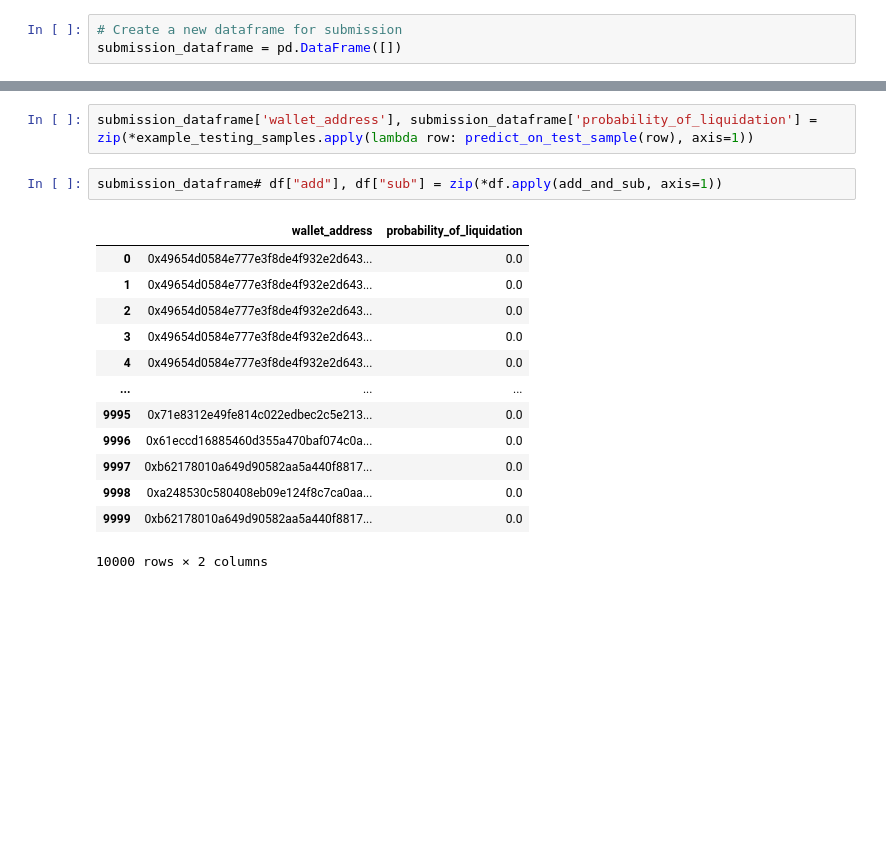
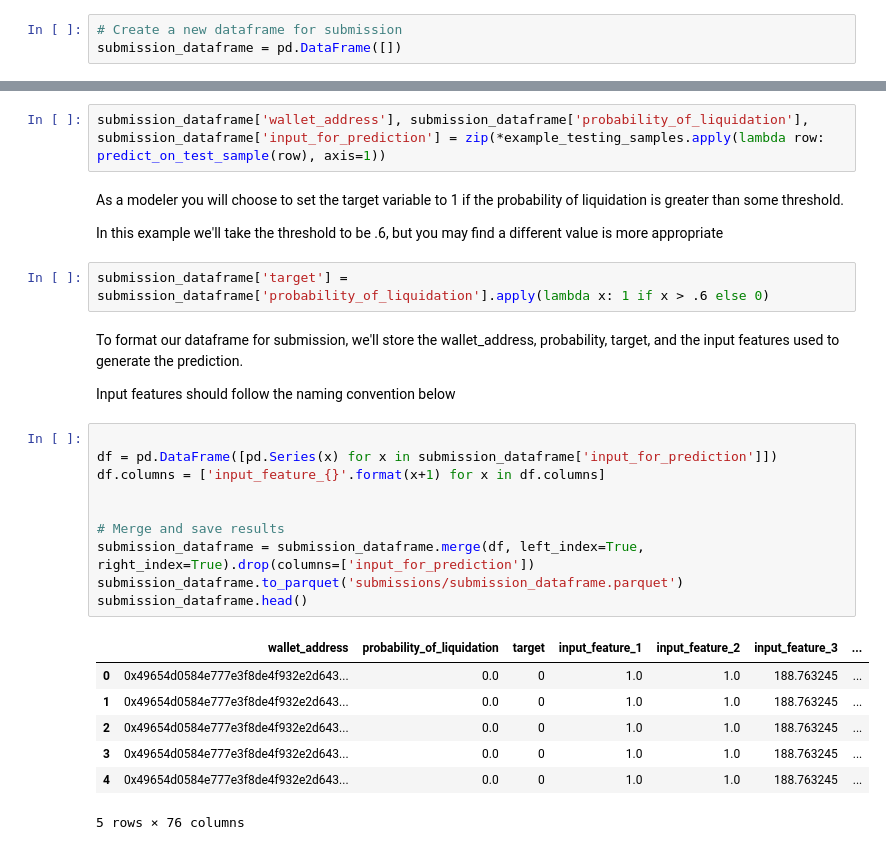
Before and after one commit to Spectral-Finance/challenge-1-modeler-starter-kit, a Jupyter notebook: train_example_model.ipynb, the cells around one changed output, grey strips where cells are left out. Drawn from its saved outputs; the diff is of its cells as text; blank space fills up the shorter version.

Commit message:
wip: format submission dataframe

```diff
--- a/train_example_model.ipynb
+++ b/train_example_model.ipynb
@@ -662,18 +662,30 @@ def predict_on_test_sample(row):
 # %%
-submission_dataframe['wallet_address'], submission_dataframe['probability_of_liquidation'] = zip(*example_testing_samples.apply(lambda row: predict_on_test_sample(row), axis=1))
+submission_dataframe['wallet_address'], submission_dataframe['probability_of_liquidation'], submission_dataframe['input_for_prediction'] = zip(*example_testing_samples.apply(lambda row: predict_on_test_sample(row), axis=1))
-# %%
-submission_dataframe# df["add"], df["sub"] = zip(*df.apply(add_and_sub, axis=1))
-# %% [output]
-|  | wallet_address | probability_of_liquidation |
-| 0 | 0x49654d0584e777e3f8de4f932e2d643... | 0.0 |
-| 1 | 0x49654d0584e777e3f8de4f932e2d643... | 0.0 |
-| 2 | 0x49654d0584e777e3f8de4f932e2d643... | 0.0 |
-| 3 | 0x49654d0584e777e3f8de4f932e2d643... | 0.0 |
-| 4 | 0x49654d0584e777e3f8de4f932e2d643... | 0.0 |
-| ... | ... | ... |
-| 9995 | 0x71e8312e49fe814c022edbec2c5e213... | 0.0 |
-| 9996 | 0x61eccd16885460d355a470baf074c0a... | 0.0 |
-| 9997 | 0xb62178010a649d90582aa5a440f8817... | 0.0 |
-| 9998 | 0xa248530c580408eb09e124f8c7ca0aa... | 0.0 |
-| 9999 | 0xb62178010a649d90582aa5a440f8817... | 0.0 |
-10000 rows × 2 columns
+# %% [markdown]
+As a modeler you will choose to set the target variable to 1 if the probability of liquidation is greater than some threshold.
+
+In this example we'll take the threshold to be .6, but you may find a different value is more appropriate
+# %%
+submission_dataframe['target'] = submission_dataframe['probability_of_liquidation'].apply(lambda x: 1 if x > .6 else 0)
+# %% [markdown]
+To format our dataframe for submission, we'll store the wallet_address, probability, target, and the input features used to generate the prediction.
+
+Input features should follow the naming convention below
+# %%
+
+df = pd.DataFrame([pd.Series(x) for x in submission_dataframe['input_for_prediction']])
+df.columns = ['input_feature_{}'.format(x+1) for x in df.columns]
+
+
+# Merge and save results
+submission_dataframe = submission_dataframe.merge(df, left_index=True, right_index=True).drop(columns=['input_for_prediction'])
+submission_dataframe.to_parquet('submissions/submission_dataframe.parquet')
+submission_dataframe.head()
+# %% [output]
+|  | wallet_address | probability_of_liquidation | target | input_feature_1 | input_feature_2 | input_feature_3 | ... |
+| 0 | 0x49654d0584e777e3f8de4f932e2d643... | 0.0 | 0 | 1.0 | 1.0 | 188.763245 | ... |
+| 1 | 0x49654d0584e777e3f8de4f932e2d643... | 0.0 | 0 | 1.0 | 1.0 | 188.763245 | ... |
+| 2 | 0x49654d0584e777e3f8de4f932e2d643... | 0.0 | 0 | 1.0 | 1.0 | 188.763245 | ... |
+| 3 | 0x49654d0584e777e3f8de4f932e2d643... | 0.0 | 0 | 1.0 | 1.0 | 188.763245 | ... |
+| 4 | 0x49654d0584e777e3f8de4f932e2d643... | 0.0 | 0 | 1.0 | 1.0 | 188.763245 | ... |
+5 rows × 76 columns
```
Also changed, not shown: parts of 2 cells of this notebook.
